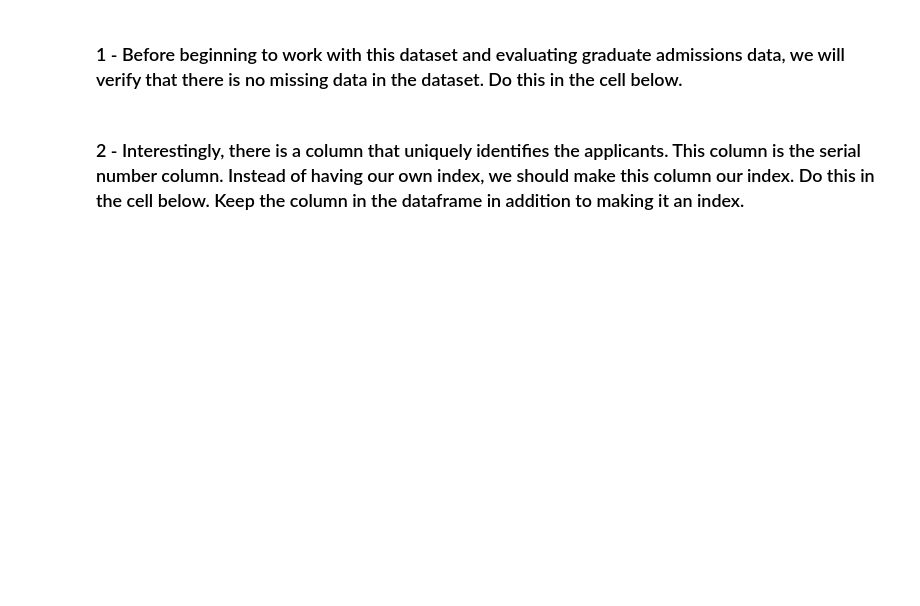
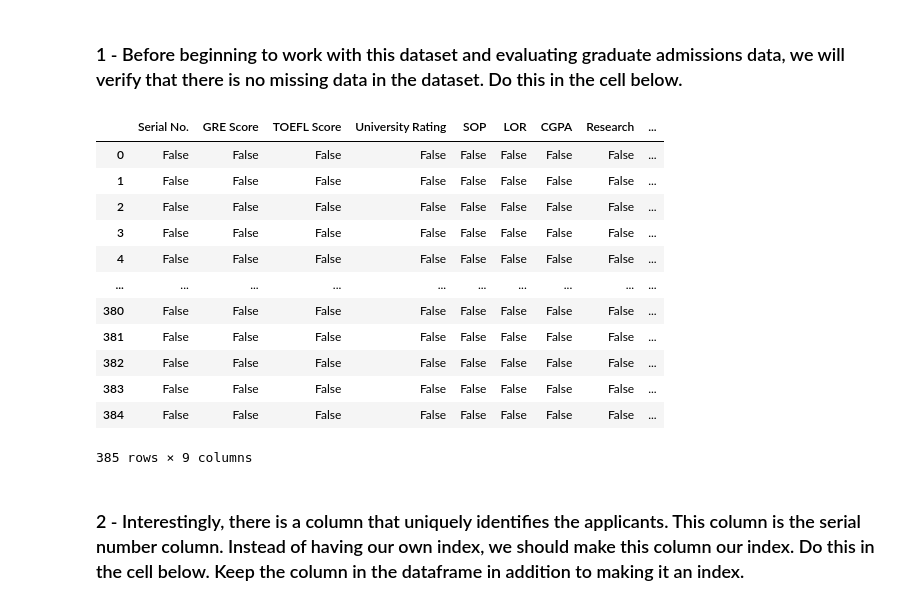
Before and after one commit to Ironhack-Data-Madrid-Marzo-2021/lab-pandas, a Jupyter notebook: your-code/pandas_1.ipynb, the cells around one changed output. Drawn from its saved outputs; the diff is of its cells as text; code cells hidden in the pictures; blank space fills up the shorter version.

```diff
--- a/your-code/pandas_1.ipynb
+++ b/your-code/pandas_1.ipynb
@@ -85,4 +197,20 @@ Let's evaluate the dataset by looking at the `head` function.
 # %% [markdown]
 ### 1 - Before beginning to work with this dataset and evaluating graduate admissions data, we will verify that there is no missing data in the dataset. Do this in the cell below.
+# %%
+pd.isnull(admissions)
+# %% [output]
+|  | Serial No. | GRE Score | TOEFL Score | University Rating | SOP | LOR | CGPA | Research | ... |
+| 0 | False | False | False | False | False | False | False | False | ... |
+| 1 | False | False | False | False | False | False | False | False | ... |
+| 2 | False | False | False | False | False | False | False | False | ... |
+| 3 | False | False | False | False | False | False | False | False | ... |
+| 4 | False | False | False | False | False | False | False | False | ... |
+| ... | ... | ... | ... | ... | ... | ... | ... | ... | ... |
+| 380 | False | False | False | False | False | False | False | False | ... |
+| 381 | False | False | False | False | False | False | False | False | ... |
+| 382 | False | False | False | False | False | False | False | False | ... |
+| 383 | False | False | False | False | False | False | False | False | ... |
+| 384 | False | False | False | False | False | False | False | False | ... |
+385 rows × 9 columns
 # %% [markdown]
 ###  2 -  Interestingly, there is a column that uniquely identifies the applicants. This column is the serial number column. Instead of having our own index, we should make this column our index. Do this in the cell below. Keep the column in the dataframe in addition to making it an index.
```
Also changed, not shown: parts of 24 cells of this notebook.
